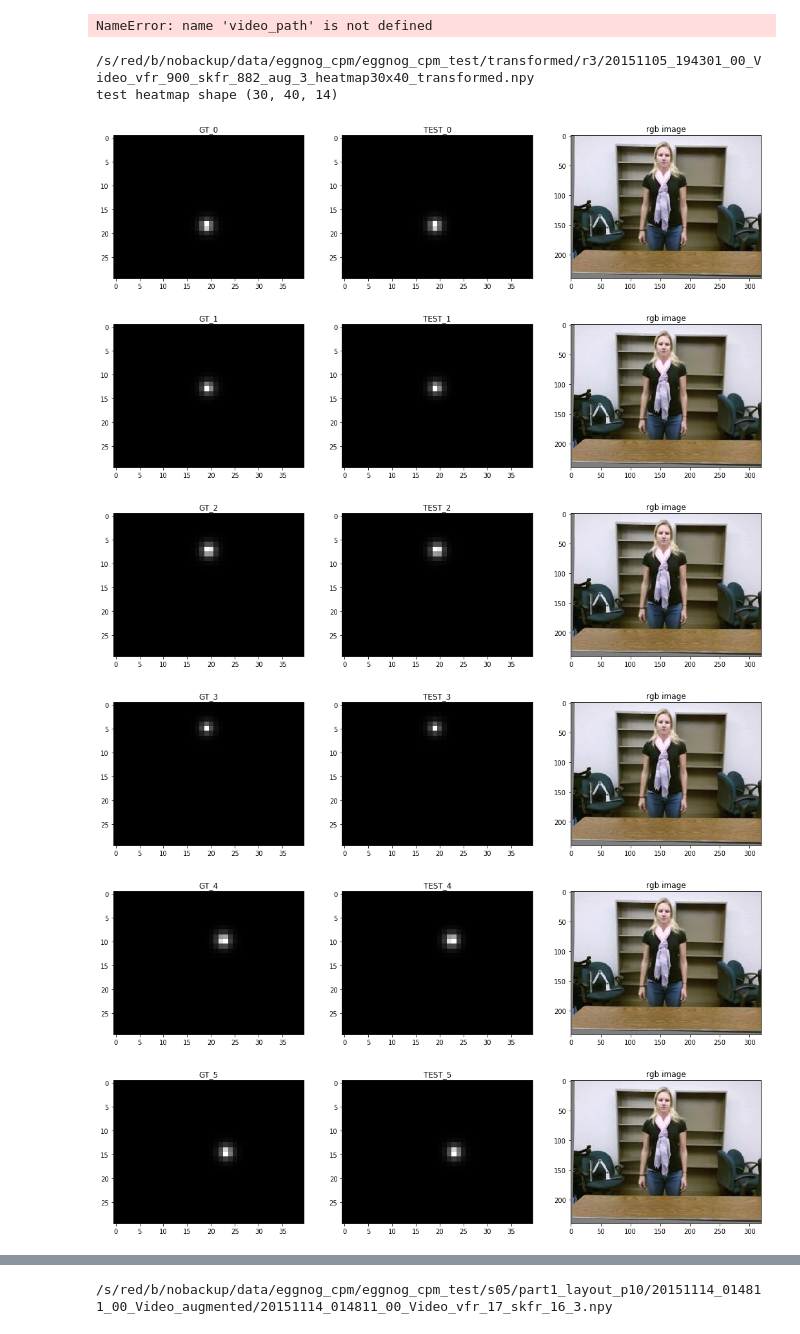
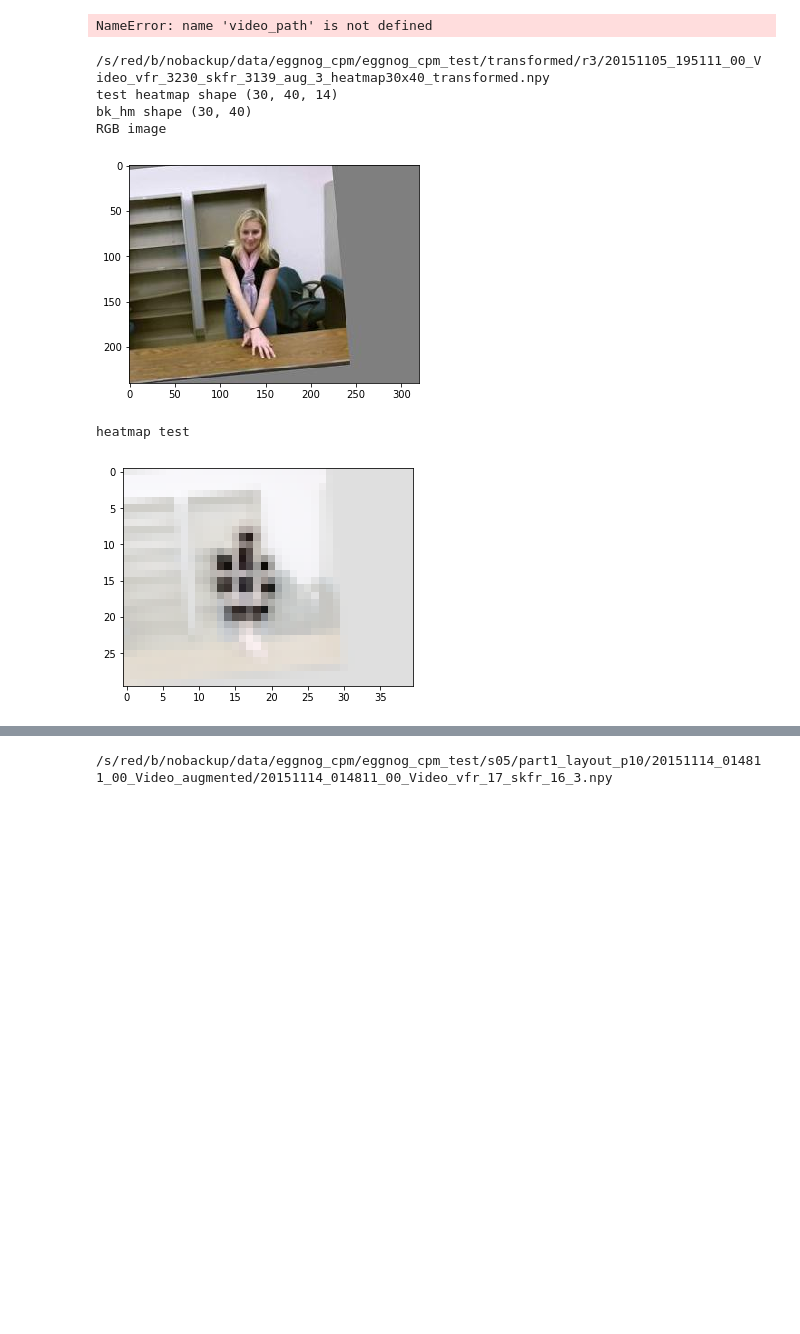
Before and after one commit to GuruMulay/Adapting-RGB-Pose-Estimation-to-New-Domains, a Jupyter notebook: training/gt_visualizer.ipynb, the cells around one changed output, grey strips where cells are left out. Saved outputs shown, nothing was run; the diff lists cells and outputs as text; code cells hidden in the pictures; blank space fills up the shorter version.

```diff
--- a/training/gt_visualizer.ipynb
+++ b/training/gt_visualizer.ipynb
@@ -82,7 +82,7 @@ transformed_dir = "/s/red/b/nobackup/data/eggnog_cpm/eggnog_cpm_test/transformed
 tx_imgs = [im for im in sorted(os.listdir(transformed_dir)) if im.endswith('.jpg')]
 # print("tx_imgs len and [0]", len(tx_imgs), tx_imgs[0])
 
-image_idx = 310
+image_idx = 415
 
 
 # original image 240x320
@@ -274,20 +274,20 @@ titles = []  # titles for images above
 len_hm = test_heatmap.shape[2]
 
 
-for i in range(test_heatmap.shape[2]):
-#     if i == test_heatmap.shape[2] - 1:
-    #2 faster
-    images.append(gt_heatmap[:,:,i])  #
-    images.append(test_heatmap[:,:,i])  #
-    images.append(rgb_image)
+# for i in range(test_heatmap.shape[2]):
+# #     if i == test_heatmap.shape[2] - 1:
+#     #2 faster
+#     images.append(gt_heatmap[:,:,i])  #
+#     images.append(test_heatmap[:,:,i])  #
+#     images.append(rgb_image)
 
-    titles.append('GT_' + str(i))
-    titles.append('TEST_' + str(i))
-    titles.append('rgb image')
+#     titles.append('GT_' + str(i))
+#     titles.append('TEST_' + str(i))
+#     titles.append('rgb image')
 
-    show_images(images, 1, titles)
-    images = []
-    titles = []
+#     show_images(images, 1, titles)
+#     images = []
+#     titles = []
 
 
 bk_hm = test_heatmap[:,:,len_hm-1]
@@ -314,37 +314,36 @@ plt.show()
 #         plt.figure(1)
 #         plt.imshow(test_heatmap[:,:,i], cmap=plt.get_cmap('gray'), vmin=0, vmax=1)
 #         plt.show()
 #         print("max, min, test_heatmap i = ", test_heatmap[:,:,i].max(), test_heatmap[:,:,i].min())
 
 # # original image
 # images.append(rgb_image)
 # titles.append('rgb image')
 # print("images len", len(images))
 # show_images(images, 11, titles)
 
 
 # if success:
 #     print("frame.shape", frame.shape)
 #     img_full = frame[...,::-1]
 #     img_central = img_full[:, 240:(1920-240), :]
 #     print("original full rgb image =")
 #     plt.figure(num=None, figsize=(14, 14), dpi=80, facecolor='w', edgecolor='k')
 #     plt.imshow(img_full, alpha=0.25)
 #     plt.scatter(x=rgb_kp[...,0], y=rgb_kp[...,1], c='r', s=10)
 #     for p in paf_pairs_indices:
 # #         print(p)
 # #         print([rgb_kp[p[0]][0], rgb_kp[p[1]][0]], [rgb_kp[p[0]][1], rgb_kp[p[1]][1]])
 # #         print(rgb_kp[p[0]], rgb_kp[p[1]])
 #         plt.plot([rgb_kp[p[0]][0], rgb_kp[p[1]][0]], [rgb_kp[p[0]][1], rgb_kp[p[1]][1]], 'b-', lw=1)
 # #         plt.plot(rgb_kp[p[0]], rgb_kp[p[1]], 'b-', lw=1)
 
 #     plt.show()
 # %% [output]
-/s/red/b/nobackup/data/eggnog_cpm/eggnog_cpm_test/transformed/r3/20151105_194301_00_Video_vfr_900_skfr_882_aug_3_heatmap30x40_transformed.npy
+/s/red/b/nobackup/data/eggnog_cpm/eggnog_cpm_test/transformed/r3/20151105_195111_00_Video_vfr_3230_skfr_3139_aug_3_heatmap30x40_transformed.npy
 test heatmap shape (30, 40, 14)
+bk_hm shape (30, 40)
+RGB image
-[figure, old version]
+[figure, new version]
+heatmap test
-[figure, old version]
+[figure, new version]
-[figure, removed]
-[figure, removed]
-[figure, removed]
-[figure, removed]
```
Also changed, not shown: parts of 3 cells of this notebook, 4 other files.
